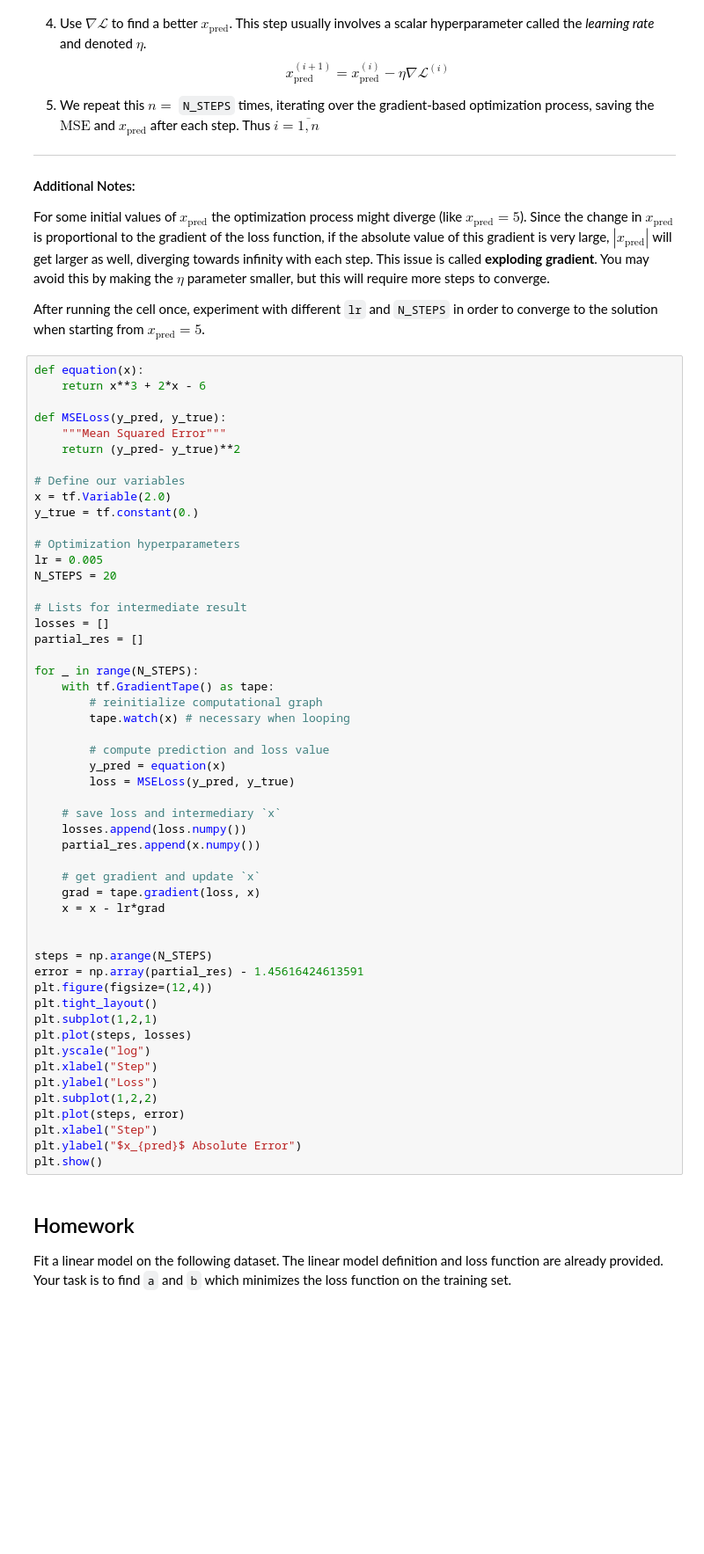
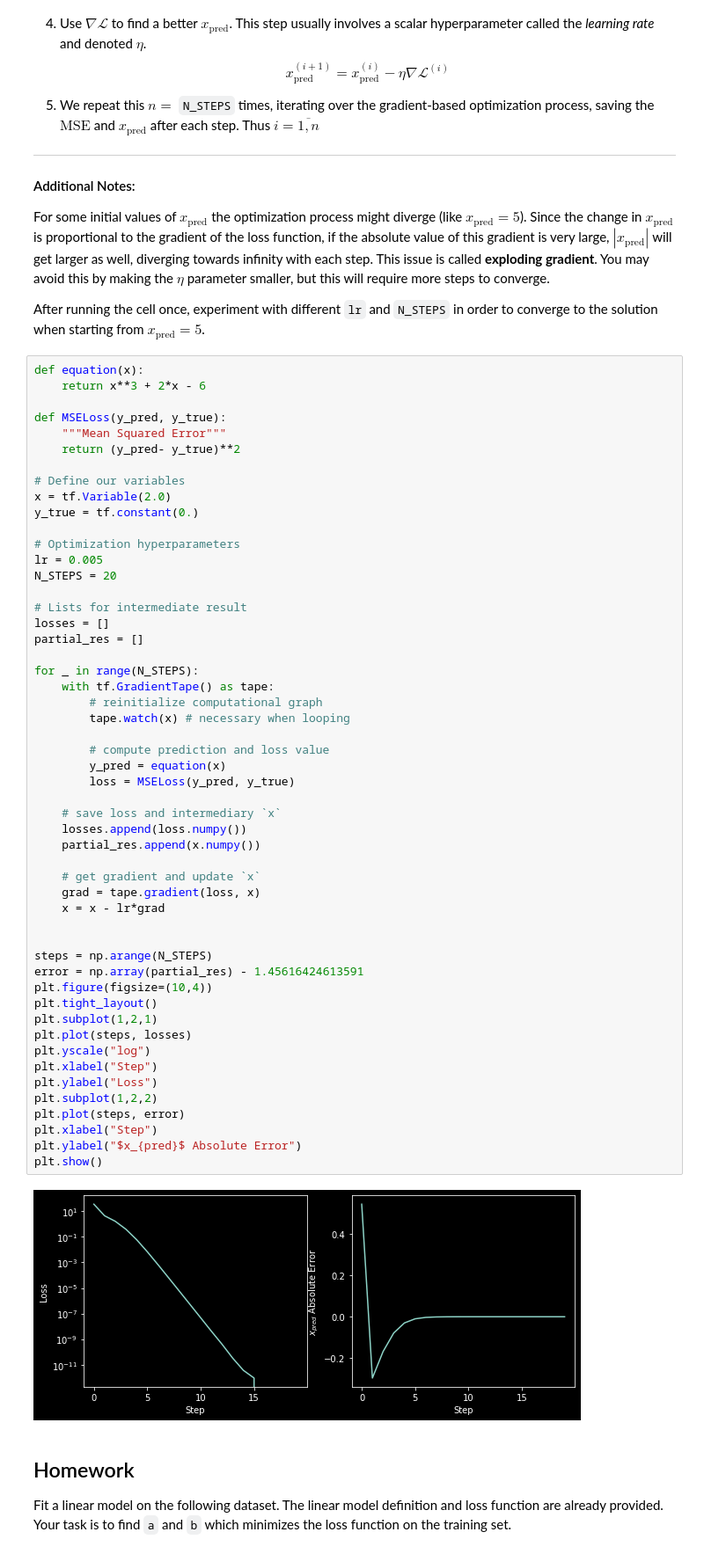
Before and after one commit to postolache/onboarding-ml, a Jupyter notebook: 04. Tensorflow Intro/tensorflow-intro.ipynb, the cells around one changed output. Shown at 88% size. Saved outputs shown, nothing was run; the diff lists cells and outputs as text; blank space fills up the shorter version.

```diff
--- a/04. Tensorflow Intro/tensorflow-intro.ipynb
+++ b/04. Tensorflow Intro/tensorflow-intro.ipynb
@@ -173,34 +175,36 @@ for _ in range(N_STEPS):
     with tf.GradientTape() as tape:
         # reinitialize computational graph
         tape.watch(x) # necessary when looping
 
         # compute prediction and loss value
         y_pred = equation(x)
         loss = MSELoss(y_pred, y_true)
 
     # save loss and intermediary `x`
     losses.append(loss.numpy())
     partial_res.append(x.numpy())
 
     # get gradient and update `x`
     grad = tape.gradient(loss, x)
     x = x - lr*grad
 
 
 steps = np.arange(N_STEPS)
 error = np.array(partial_res) - 1.45616424613591
-plt.figure(figsize=(12,4))
+plt.figure(figsize=(10,4))
 plt.tight_layout()
 plt.subplot(1,2,1)
 plt.plot(steps, losses)
 plt.yscale("log")
 plt.xlabel("Step")
 plt.ylabel("Loss")
 plt.subplot(1,2,2)
 plt.plot(steps, error)
 plt.xlabel("Step")
 plt.ylabel("$x_{pred}$ Absolute Error")
 plt.show()
+# %% [output]
+[figure, added]
 # %% [markdown]
 ## Homework
 
```
Also changed, not shown: parts of 7 cells of this notebook.
